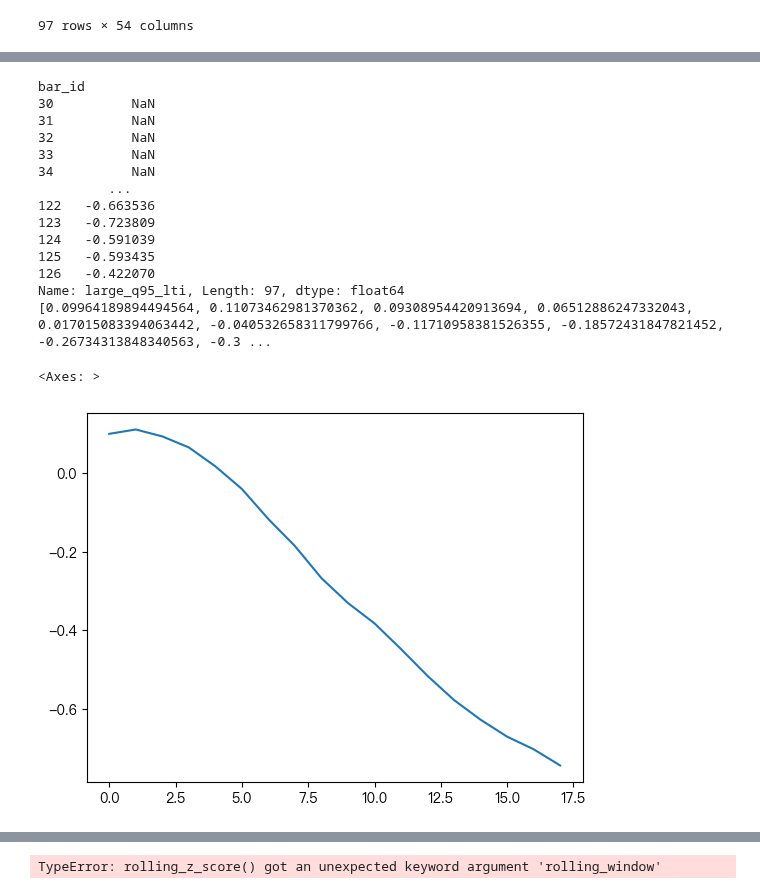
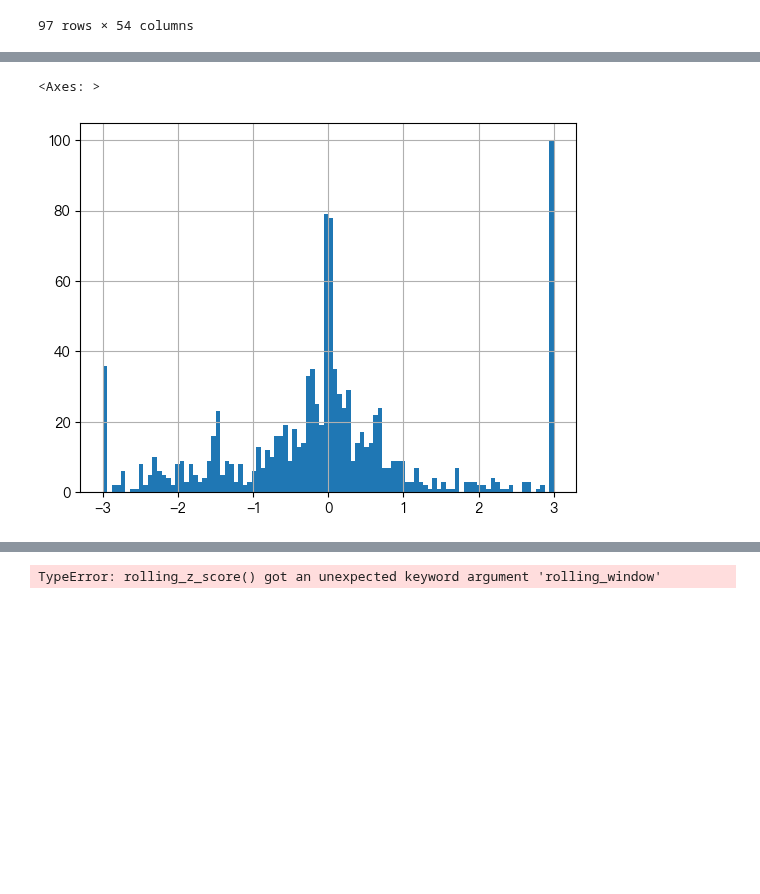
Before and after one commit to aamingaa/crypto-trade, a Jupyter notebook: strategy/fusion/hourly_pipeline.ipynb, the cells around one changed output, grey strips where cells are left out. Drawn from its saved outputs; the diff is of its cells as text; code cells hidden in the pictures; blank space fills up the shorter version.

```diff
--- a/strategy/fusion/hourly_pipeline.ipynb
+++ b/strategy/fusion/hourly_pipeline.ipynb
@@ -1022,7 +1022,7 @@ def generate_date_range(start_date, end_date):
 raw_df = []
 daily = True
 start_date = '2025-06-01'
-end_date = '2025-06-30'
+end_date = '2025-06-05'
 dollar_threshold=10000*6000
 dollar_threshold_str = str(dollar_threshold).replace("*", "_")
 trades_zip_path = None
@@ -1440,61 +1518,54 @@ Index(['rv', 'bpv', 'jump_rv_bpv', 'micro_dp_short', 'micro_dp_zscore',
        'settle_time_18'],
       dtype='object')
 # %%
-factor_name = 'large_q95_lti'
+factor_name = 'bpv'
+
+# X2_y_pd[f'{factor_name}']
+
+# X2_y_pd[f'{factor_name}'].hist(bins=100)
 
 def build_factor_corr(factor_name):
-    winsorize_value = winsorize_single_factor(X2_y_pd[f'{factor_name}'])
-    factor_robust_zscore = _robust_zscore(winsorize_value, rolling_window=30)
+    factor_series = X2_y_pd[f'{factor_name}']
+    winsorize_value = _robust_zscore(factor_series)
+    # factor_series = winsorize_value
+    # factor_robust_zscore = _expanding_zscore(winsorize_value, rolling_window=30)
+    factor_robust_zscore = winsorize_single_factor(winsorize_value)
 
     corr_list = []
     for horizon in horizon_bars:
         corr_list.append(factor_robust_zscore.corr(X2_y_pd[f'log_return_{horizon}']))
     return factor_robust_zscore, corr_list
 
 factor_robust_zscore, corr_list = build_factor_corr(factor_name)
 
-print(factor_robust_zscore)
-print(corr_list)
-pd.Series(corr_list).plot()
+# # print(factor_robust_zscore[factor_robust_zscore > 1])
+# # print(corr_list)
+# pd.Series(corr_list).plot()
 
-# factor_robust_zscore.hist(bins=100)
+factor_robust_zscore.hist(bins=100)
 
 # factor_robust_zscore[factor_robust_zscore==0].count()
 
 # factor_robust_zscore.dropna(inplace=True)
 # unique_values, counts = np.unique(factor_robust_zscore, return_counts=True)
 # value_counts = dict(zip(unique_values, counts))
 # print("数组中的唯一值：", unique_values)
 # print("每个值的出现次数：", counts)
 # print("值-次数对应关系：", value_counts)
 
 # factor_robust_zscore.describe()
 # pd.Series(corr_list).plot()
 
 
 
 # log_return_corr = pd.concat(corr_list)
 
 # print(log_return_corr)
 
 # log_return_corr.plot()
 # %% [output]
-bar_id
-30          NaN
-31          NaN
-32          NaN
-33          NaN
-34          NaN
-         ...
-122   -0.663536
-123   -0.723809
-124   -0.591039
-125   -0.593435
-126   -0.422070
-Name: large_q95_lti, Length: 97, dtype: float64
-[0.09964189894494564, 0.11073462981370362, 0.09308954420913694, 0.06512886247332043, 0.017015083394063442, -0.040532658311799766, -0.11710958381526355, -0.18572431847821452, -0.26734313848340563, -0.3 ...
+<Axes: >
-<Axes: >
-[figure, old version]
+[figure, new version]
 # %%
 X2_y_pd
 # %% [output]
```
Also changed, not shown: parts of 4 cells of this notebook, 1 other file.
